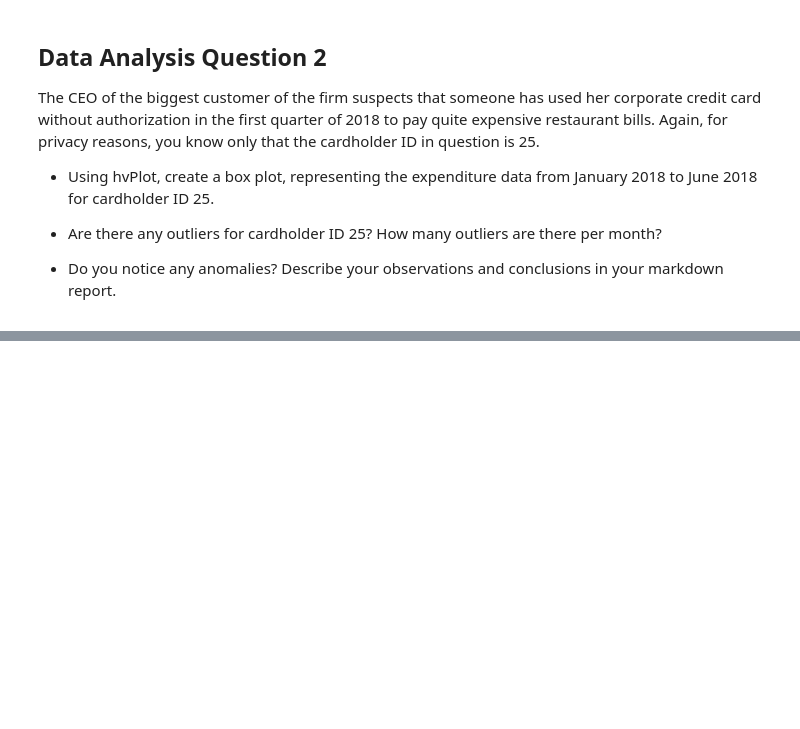
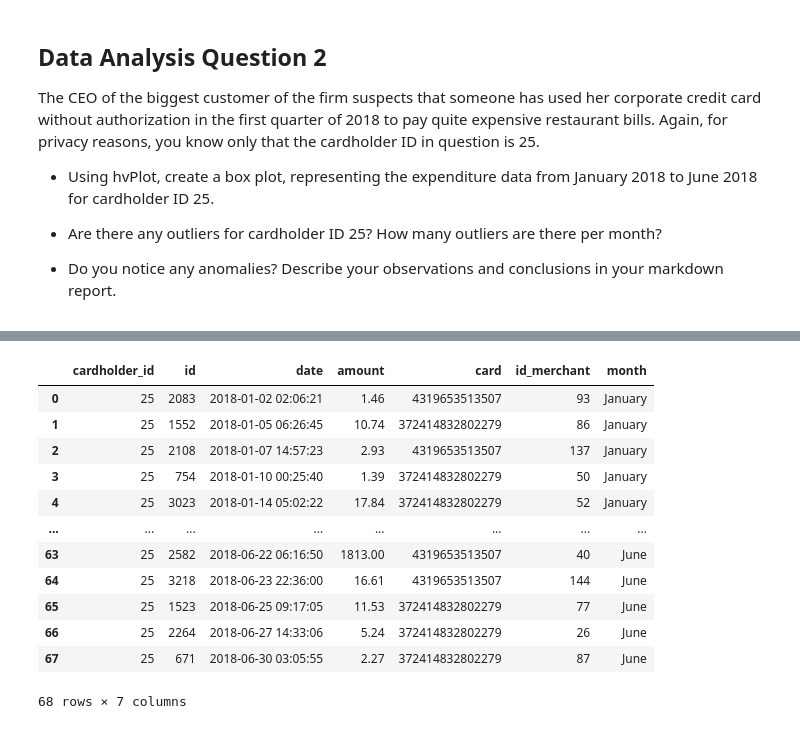
Before and after one commit to Mccalabrese/SQL-and-Postgre-to-detect-fraud, a Jupyter notebook: visual_data_analysis.ipynb, the cells around one changed output, grey strips where cells are left out. Drawn from its saved outputs; the diff is of its cells as text; code cells hidden in the pictures; blank space fills up the shorter version.

```diff
--- a/visual_data_analysis.ipynb
+++ b/visual_data_analysis.ipynb
@@ -14,3 +12,3 @@ from sqlalchemy import create_engine
 # %%
 # Create a connection to the database
-engine = create_engine("postgresql://postgres:postgres@localhost:5432/fraud_detection")
+engine = create_engine("postgresql://postgres:postgres@localhost:5432/fintech_server")
@@ -53,6 +82,15 @@ The CEO of the biggest customer of the firm suspects that someone has used her c
 # loading data of daily transactions from jan to jun 2018 for card holder 25
 # Write the query
 query = """
-        YOUR QUERY HERE
+        Select cc.cardholder_id
+    , t.*
+from credit_card cc
+left join transaction t
+    on t.card = cc.card
+where cardholder_id = '25'
+    AND EXTRACT(YEAR FROM t.date) = 2018
+    AND EXTRACT(MONTH FROM t.date) BETWEEN 1 AND 6;
         """
 # Create a DataFrame from the query result. HINT: Use pd.read_sql(query, engine)
+card_holder_25_df = pd.read_sql(query, engine)
+card_holder_25_df
@@ -61,2 +111,22 @@ query = """
+# %%
+# loop to change the numeric month to month names
+card_holder_25_df['month'] = pd.to_datetime(card_holder_25_df['date']).dt.month
+months = {1:'January', 2:'February', 3:'March', 4:'April', 5:'May', 6:'June', 7:'July', 8:'August', 9:'September', 10:'October', 11:'November', 12:'December'}
+card_holder_25_df['month'] = card_holder_25_df.month.map(months)
+card_holder_25_df
+# %% [output]
+|  | cardholder_id | id | date | amount | card | id_merchant | month |
+| 0 | 25 | 2083 | 2018-01-02 02:06:21 | 1.46 | 4319653513507 | 93 | January |
+| 1 | 25 | 1552 | 2018-01-05 06:26:45 | 10.74 | 372414832802279 | 86 | January |
+| 2 | 25 | 2108 | 2018-01-07 14:57:23 | 2.93 | 4319653513507 | 137 | January |
+| 3 | 25 | 754 | 2018-01-10 00:25:40 | 1.39 | 372414832802279 | 50 | January |
+| 4 | 25 | 3023 | 2018-01-14 05:02:22 | 17.84 | 372414832802279 | 52 | January |
+| ... | ... | ... | ... | ... | ... | ... | ... |
+| 63 | 25 | 2582 | 2018-06-22 06:16:50 | 1813.00 | 4319653513507 | 40 | June |
+| 64 | 25 | 3218 | 2018-06-23 22:36:00 | 16.61 | 4319653513507 | 144 | June |
+| 65 | 25 | 1523 | 2018-06-25 09:17:05 | 11.53 | 372414832802279 | 77 | June |
+| 66 | 25 | 2264 | 2018-06-27 14:33:06 | 5.24 | 372414832802279 | 26 | June |
+| 67 | 25 | 671 | 2018-06-30 03:05:55 | 2.27 | 372414832802279 | 87 | June |
+68 rows × 7 columns
 # %%
 # Creating the six box plots using hvPlot
```
Also changed, not shown: parts of 9 cells of this notebook, 2 other files.
